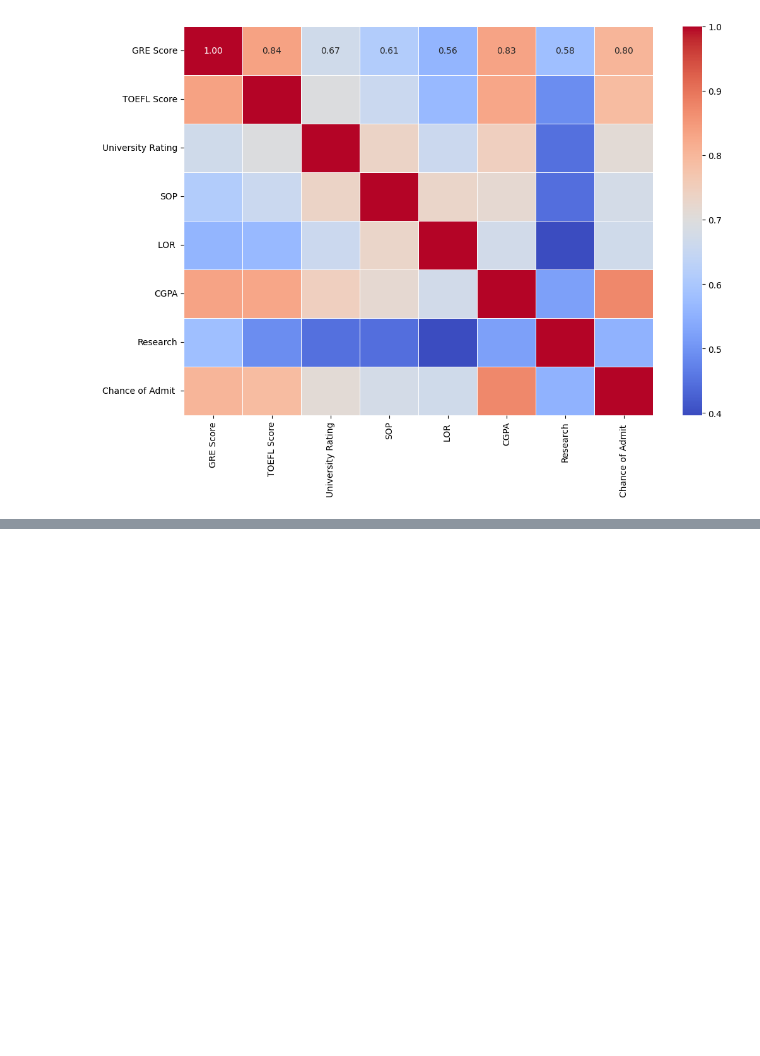
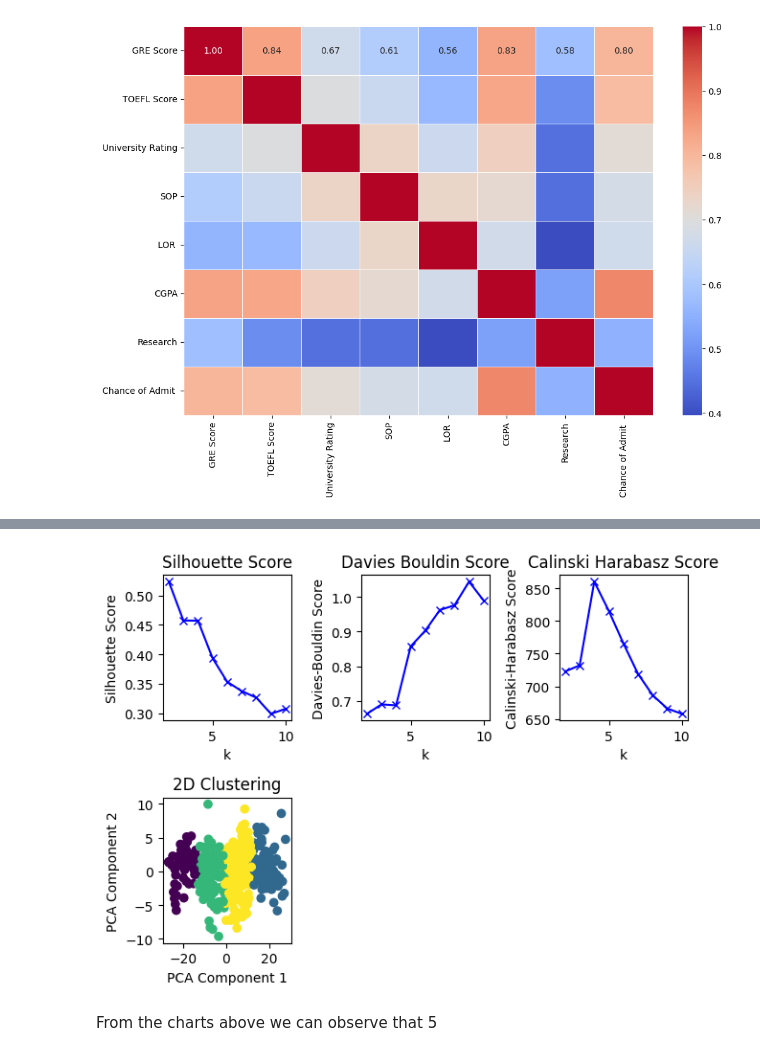
Before and after one commit to Murega14/universit_admissions_prediction, a Jupyter notebook: index.ipynb, the cells around one changed output, grey strips where cells are left out. Cells and saved outputs as stored; diff of their text form; code cells hidden in the pictures; blank space fills up the shorter version.

Commit message:
clustering

```diff
--- a/index.ipynb
+++ b/index.ipynb
@@ -167,0 +203,71 @@ sns.heatmap(correlation_matrix, annot=True, cmap='coolwarm', fmt=".2f", linewidt
+# %%
+#selecting features from the dataset into a new variable
+x = df.iloc[:, [0, 1, 2, 3, 4, 5, 6]]
+# %%
+#subtracting the values into an array table
+x = np.array(x)
+# %%
+#finding the optimal number of clusters
+
+#using the silhouette score to find the optimal number of clusters
+from sklearn.decomposition import PCA
+silhouette_scores = []
+K = range(2, 11)
+for k in K:
+    kmeanModel = KMeans(n_clusters=k)
+    kmeanModel.fit(x)
+    labels = kmeanModel.labels_
+    silhouette_scores.append(silhouette_score(x, labels))
+plt.subplot(2, 3, 1)
+plt.plot(K, silhouette_scores, 'bx-')
+plt.xlabel('k')
+plt.ylabel('Silhouette Score')
+plt.title('Silhouette Score')
+
+#using the Davies-Bouldin score to find the optimal number of clusters
+db_scores = []
+for k in K:
+    kmeanModel = KMeans(n_clusters=k)
+    kmeanModel.fit(x)
+    labels = kmeanModel.labels_
+    db_scores.append(davies_bouldin_score(x, labels))
+
+plt.subplot(2, 3, 2)
+plt.plot(K, db_scores, 'bx-')
+plt.xlabel('k')
+plt.ylabel('Davies-Bouldin Score')
+plt.title('Davies Bouldin Score')
+
+#using the Calinski-Harabasz score to find the optimal number of clusters
+ch_scores = []
+for k in K:
+    kmeanModel = KMeans(n_clusters=k)
+    kmeanModel.fit(x)
+    labels = kmeanModel.labels_
+    ch_scores.append(calinski_harabasz_score(x, labels))
+
+plt.subplot(2, 3, 3)
+plt.plot(K, ch_scores, 'bx-')
+plt.xlabel('k')
+plt.ylabel('Calinski-Harabasz Score')
+plt.title('Calinski Harabasz Score')
+
+#Visual assessment using PCA for dimensonality reduction
+pca = PCA(n_components=2)
+x_pca = pca.fit_transform(x)
+
+plt.subplot(2, 3, 4)
+kmeanModel = KMeans(n_clusters=4)
+kmeanModel.fit(x)
+labels = kmeanModel.labels_
+plt.scatter(x_pca[:, 0], x_pca[:, 1], c=labels)
+plt.xlabel('PCA Component 1')
+plt.ylabel('PCA Component 2')
+plt.title('2D Clustering')
+
+plt.tight_layout()
+plt.show()
+# %% [output]
+[figure, added]
+# %% [markdown]
+From the charts above we can observe that 5
```
Also changed, not shown: parts of 4 cells of this notebook.
